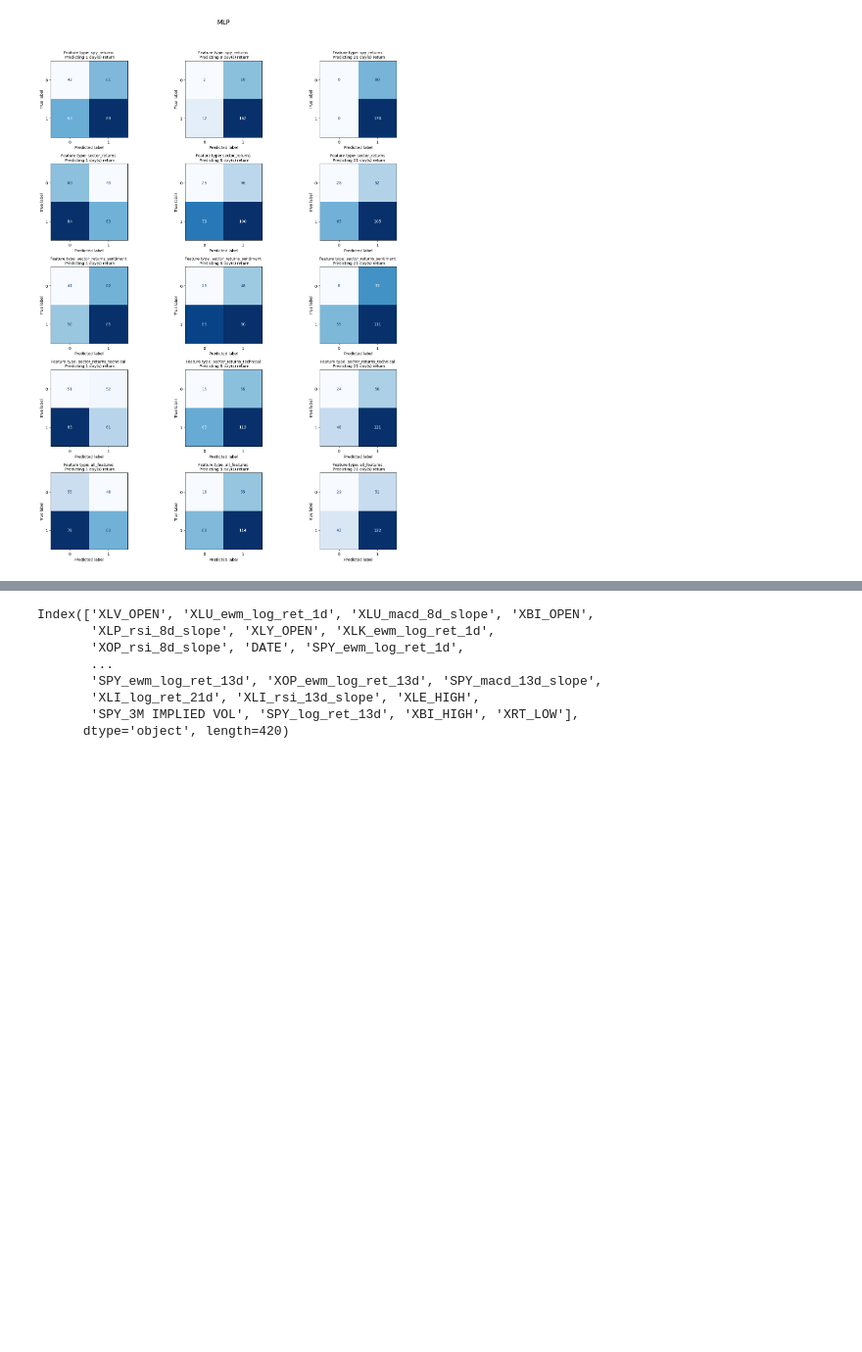
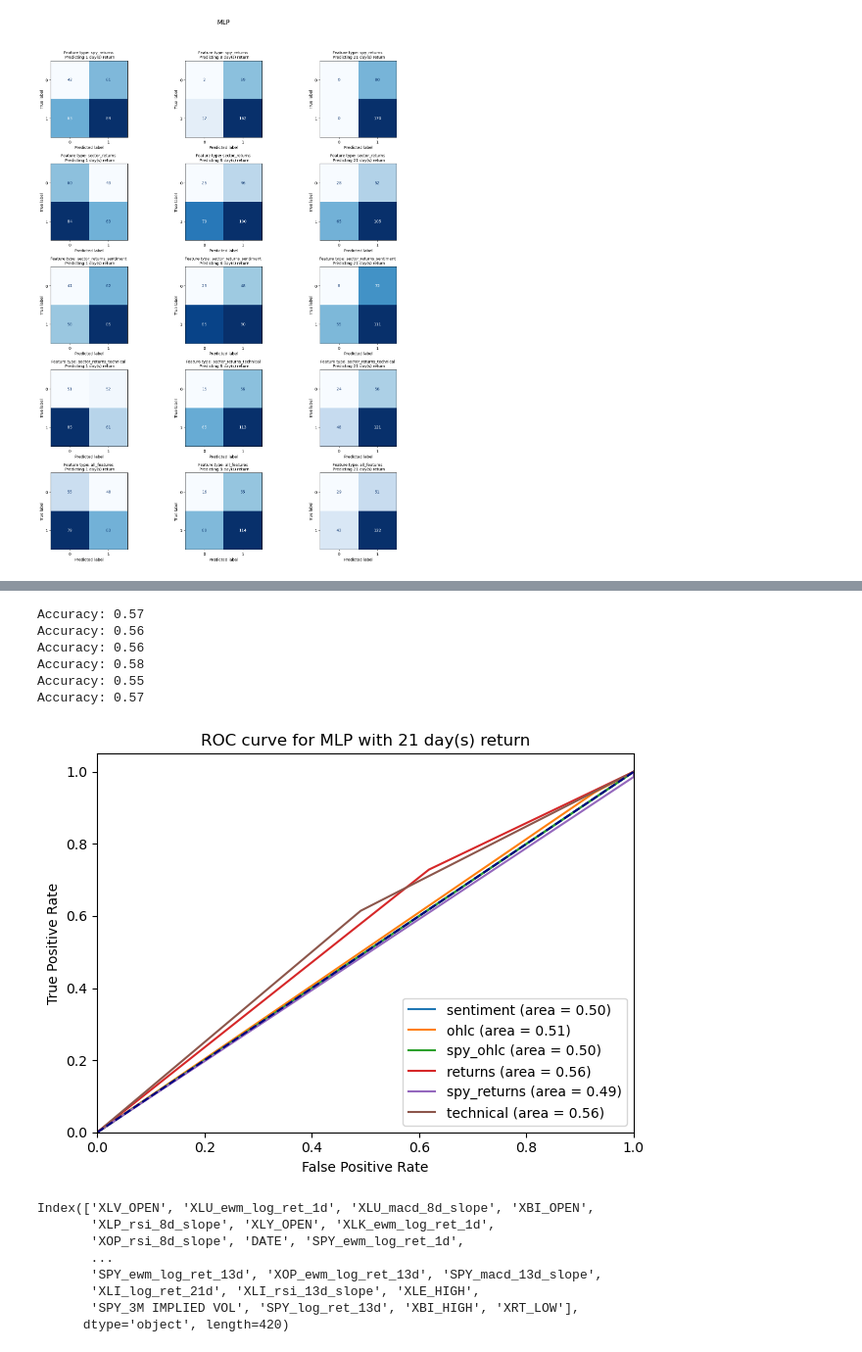
Before and after one commit to nogibjj/Hedgehog, a Jupyter notebook: predictions.ipynb, the cells around one changed output, grey strips where cells are left out. Shown at 98% size. Drawn from its saved outputs; the diff is of its cells as text; code cells hidden in the pictures; blank space fills up the shorter version.

```diff
--- a/predictions.ipynb
+++ b/predictions.ipynb
@@ -285,3 +393,48 @@ plot_all_confusion_matrices(models_key["mlp"], "MLP")
+# %%
+# plot ROC curves for all feature types in a single plot
+from sklearn.metrics import roc_curve, auc
+import matplotlib.pyplot as plt
+from utils import prep_classifier_data, feature_type_map, mlp_classifier
+
+fm = feature_type_map(stocks)
+columns1 = list(set(fm["spy_returns"]))
+columns2 = list(set(fm["returns"]))
+columns3 = list(set(fm["returns"] + fm["sentiment"]))
+columns4 = list(set(fm["returns"] + fm["technical"]))
+columns5 = stocks.columns
+
+for feature_type, cols in fm.items():
+    X_train, X_test, y_train, y_test = prep_classifier_data(
+        stocks[cols].copy(), 21, sequential=True, test_size=0.1
+    )
+
+    y_pred, cm, clf = mlp_classifier(X_train, X_test, y_train, y_test, random_state=257)
+
+    # Compute ROC curve and ROC area for each class
+    fpr, tpr, _ = roc_curve(y_test, y_pred)
+    roc_auc = auc(fpr, tpr)
+
+    plt.plot(fpr, tpr, label=f"{feature_type} (area = {roc_auc:.2f})")
+    plt.xlim([0.0, 1.0])
+    plt.ylim([0.0, 1.05])
+    plt.xlabel("False Positive Rate")
+    plt.ylabel("True Positive Rate")
+    plt.title("ROC curve for MLP with 21 day(s) return")
+    plt.legend(loc="lower right")
+
+# Chance line
+plt.plot([0, 1], [0, 1], color="navy", linestyle="--")
+# Show the plot
+plt.tight_layout()
+plt.show()
+# %% [output]
+Accuracy: 0.57
+Accuracy: 0.56
+Accuracy: 0.56
+Accuracy: 0.58
+Accuracy: 0.55
+Accuracy: 0.57
+[figure, added]
 # %%
 ## feature importance
 # random forest
```
Also changed, not shown: parts of 10 cells of this notebook, 2 other files.
